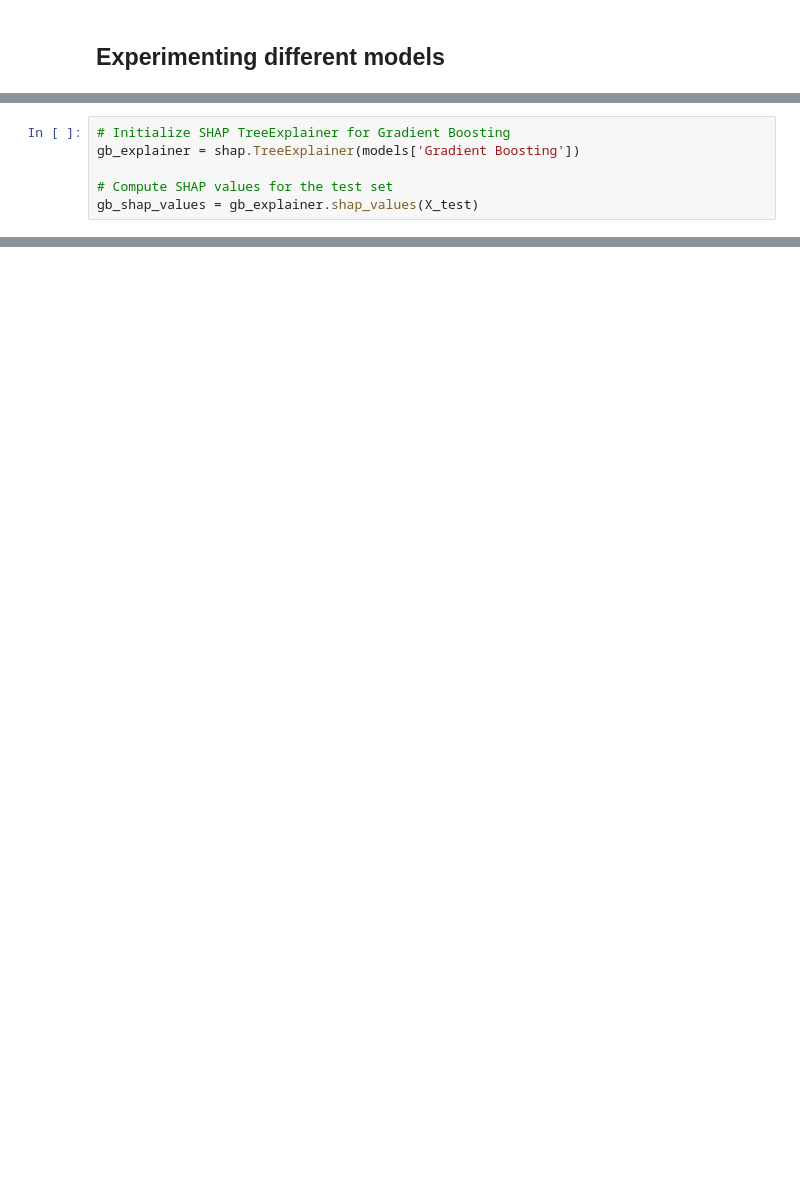
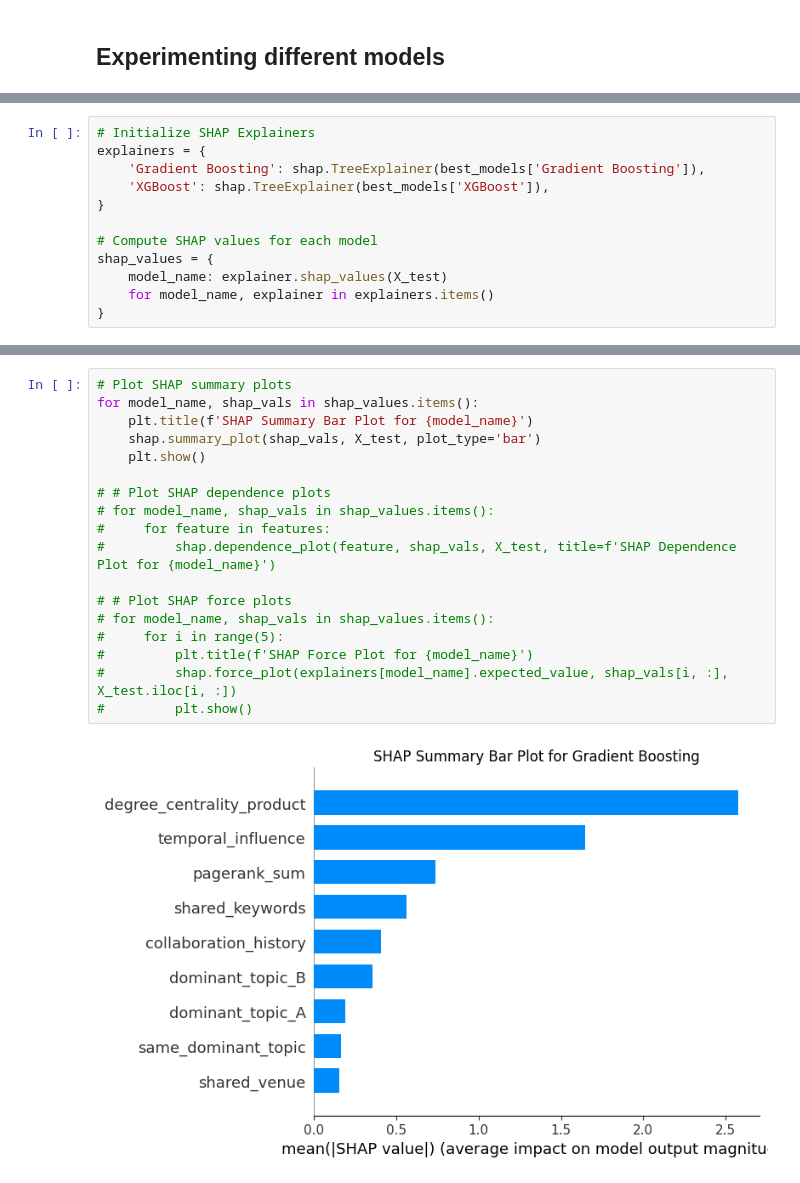
Before and after one commit to tommasosommaruga/Data_challenge_ENT, a Jupyter notebook: abstract_models_2.ipynb, the cells around one changed output, grey strips where cells are left out. Saved outputs shown, nothing was run; the diff lists cells and outputs as text; blank space fills up the shorter version.

```diff
--- a/abstract_models_2.ipynb
+++ b/abstract_models_2.ipynb
@@ -734,6 +751,12 @@ xgb_shap_values = xgb_explainer.shap_values(X_test_array)
 # %%
-# Initialize SHAP TreeExplainer for Gradient Boosting
-gb_explainer = shap.TreeExplainer(models['Gradient Boosting'])
+# Initialize SHAP Explainers
+explainers = {
+    'Gradient Boosting': shap.TreeExplainer(best_models['Gradient Boosting']),
+    'XGBoost': shap.TreeExplainer(best_models['XGBoost']),
+}
 
-# Compute SHAP values for the test set
-gb_shap_values = gb_explainer.shap_values(X_test)
+# Compute SHAP values for each model
+shap_values = {
+    model_name: explainer.shap_values(X_test)
+    for model_name, explainer in explainers.items()
+}
@@ -764,0 +763,20 @@ SHAP Bar Plot for Gradient Boosting:
+# %%
+# Plot SHAP summary plots
+for model_name, shap_vals in shap_values.items():
+    plt.title(f'SHAP Summary Bar Plot for {model_name}')
+    shap.summary_plot(shap_vals, X_test, plot_type='bar')
+    plt.show()
+
+# # Plot SHAP dependence plots
+# for model_name, shap_vals in shap_values.items():
+#     for feature in features:
+#         shap.dependence_plot(feature, shap_vals, X_test, title=f'SHAP Dependence Plot for {model_name}')
+
+# # Plot SHAP force plots
+# for model_name, shap_vals in shap_values.items():
+#     for i in range(5):
+#         plt.title(f'SHAP Force Plot for {model_name}')
+#         shap.force_plot(explainers[model_name].expected_value, shap_vals[i, :], X_test.iloc[i, :])
+#         plt.show()
+# %% [output]
+[figure, added]
```
Also changed, not shown: parts of 26 cells of this notebook, 5 other files.
